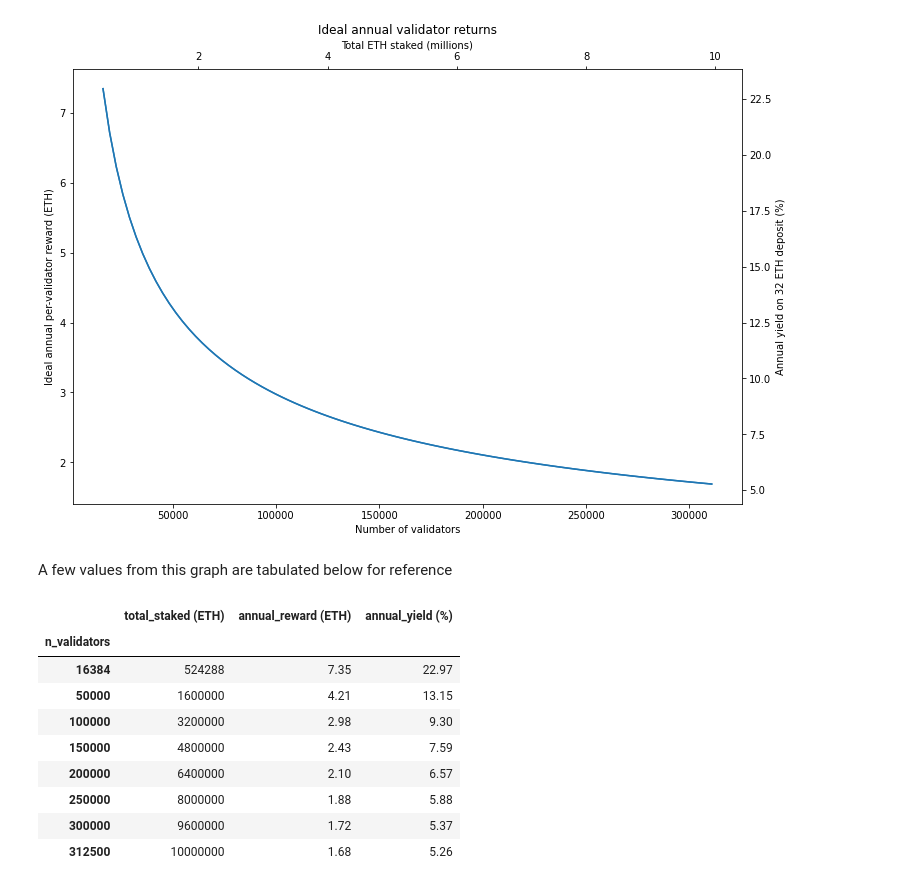
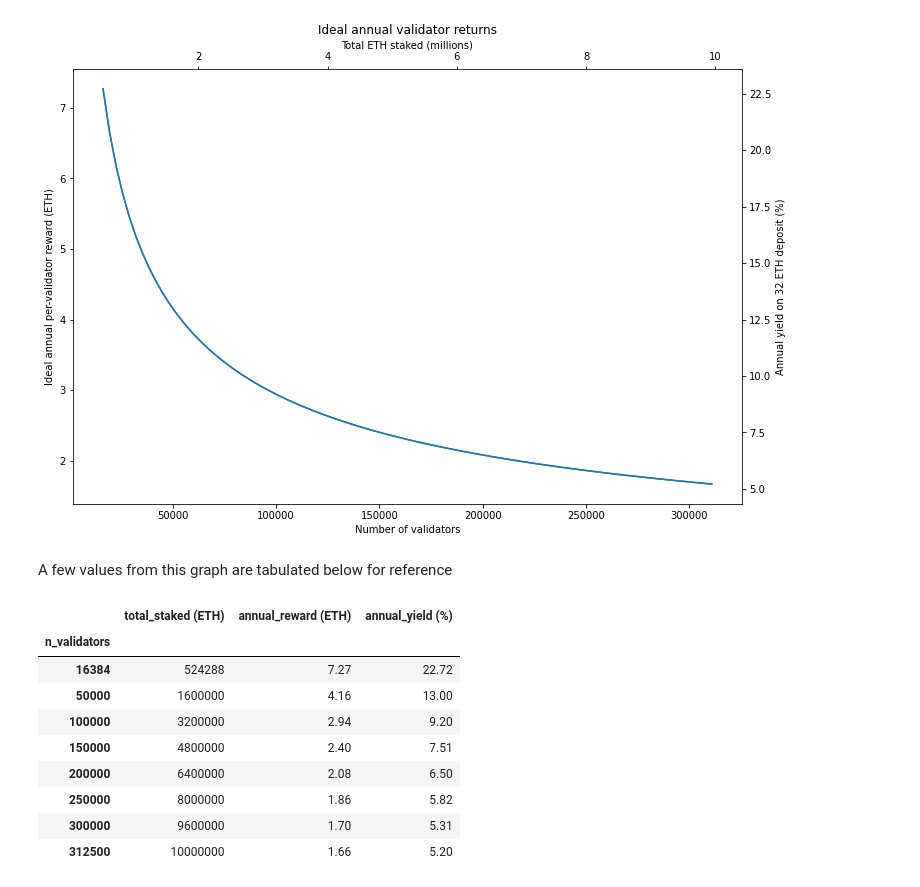
Before and after one commit to pintail-xyz/validator_rewards, a Jupyter notebook: validator_rewards.ipynb, the cells around one changed output. Drawn from its saved outputs; the diff is of its cells as text; code cells hidden in the pictures.

```diff
--- a/validator_rewards.ipynb
+++ b/validator_rewards.ipynb
@@ -31,35 +31,40 @@ For our ideal reward case, this all simplifies down, since *all* validators have
 (NB again this is measured in gwei, but we can just divde by 10<sup>9</sup> to convert to ETH)
 
 And then to turn this into an annual ideal reward, we simply multiply by the number epochs in a year, which is the number of seconds in a year (31556952) divided by the number of seconds in in an epoch (384) to give approximately 82180 epochs per year. The ideal annual per-validator reward is plotted below, as a function of total staked Ether.
+# %%
+# define annualised base reward
+import math
+
+def annualised_base_reward(n):
+    return 81280 * 512 / math.sqrt(n * 32e9)
 # %%
 # plot ideal ETH staking return
 
-import math
 import matplotlib.pyplot as plt
 
 n_validators = [n for n in range(524288//32,int(10e6)//32,3200)]
-ideal_reward = [82180 * 32 * 64 / math.sqrt(n * 32e9) for n in n_validators]
+ideal_reward = [4 * annualised_base_reward(n) for n in n_validators]
 
 fig = plt.figure(figsize=(12, 8))
 
 ax1=fig.add_subplot(111, label="1")
 ax2=fig.add_subplot(111, label="2", frame_on=False)
 
 ax1.plot(n_validators, ideal_reward)
 ax2.plot([n * 32e-6 for n in n_validators], [100 * r / 32 for r in ideal_reward])
 
 ax1.set_xlabel('Number of validators')
 ax1.set_ylabel('Ideal annual per-validator reward (ETH)')
 
 ax2.set_title('Ideal annual validator returns')
 ax2.xaxis.tick_top()
 ax2.yaxis.tick_right()
 ax2.xaxis.set_label_position('top')
 ax2.yaxis.set_label_position('right')
 ax2.set_xlabel('Total ETH staked (millions)')
 ax2.set_ylabel('Annual yield on 32 ETH deposit (%)');
 # %% [output]
-[figure, old version]
+[figure, new version]
 # %% [markdown]
 A few values from this graph are tabulated below for reference
 # %%
@@ -69,7 +74,7 @@ import pandas as pd
 
 n_validators = [524288 // 32, 50000, 100000, 150000, 200000, 250000, 300000, 10000000 // 32]
 staked = [32 * n for n in n_validators]
-ideal_reward = [82180 * 32 * 64 / math.sqrt(n * 32e9) for n in n_validators]
+ideal_reward = [4 * annualised_base_reward(n) for n in n_validators]
 annual_yield = [100 * r / 32 for r in ideal_reward]
 data = {
     'n_validators': n_validators,
@@ -85,14 +90,14 @@ df.set_index('n_validators')
 # %% [output]
 |  | total_staked (ETH) | annual_reward (ETH) | annual_yield (%) |
 | n_validators |  |  |  |
-| 16384 | 524288 | 7.35 | 22.97 |
-| 50000 | 1600000 | 4.21 | 13.15 |
-| 100000 | 3200000 | 2.98 | 9.30 |
-| 150000 | 4800000 | 2.43 | 7.59 |
-| 200000 | 6400000 | 2.10 | 6.57 |
-| 250000 | 8000000 | 1.88 | 5.88 |
-| 300000 | 9600000 | 1.72 | 5.37 |
-| 312500 | 10000000 | 1.68 | 5.26 |
+| 16384 | 524288 | 7.27 | 22.72 |
+| 50000 | 1600000 | 4.16 | 13.00 |
+| 100000 | 3200000 | 2.94 | 9.20 |
+| 150000 | 4800000 | 2.40 | 7.51 |
+| 200000 | 6400000 | 2.08 | 6.50 |
+| 250000 | 8000000 | 1.86 | 5.82 |
+| 300000 | 9600000 | 1.70 | 5.31 |
+| 312500 | 10000000 | 1.66 | 5.20 |
 # %% [markdown]
 # Block Rewards
 The figure and table above give us a highly idealised version of what validators would earn if all validators participated perfectly, and all rewards were distributed evenly. However, there is an important component missing from this picture, which is the beacon chain block reward.
```
Also changed, not shown: parts of 13 cells of this notebook.
